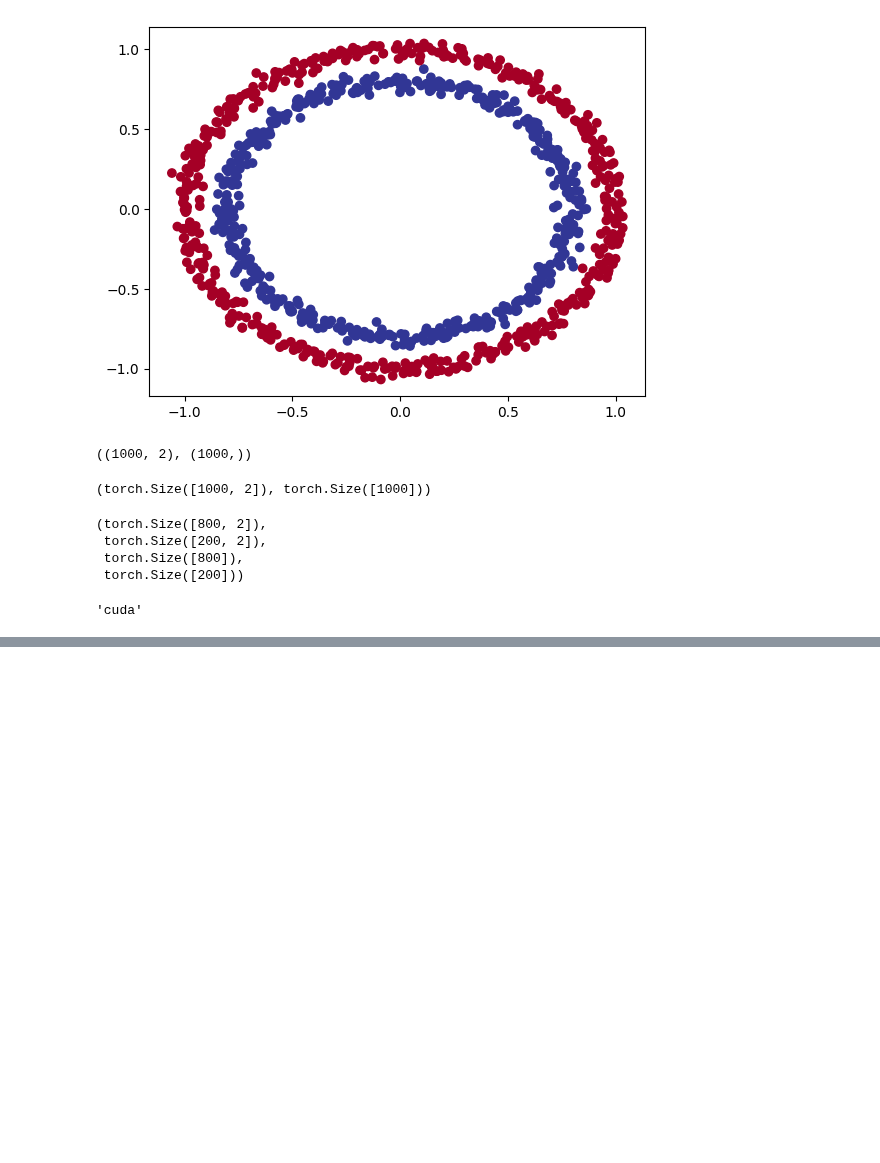
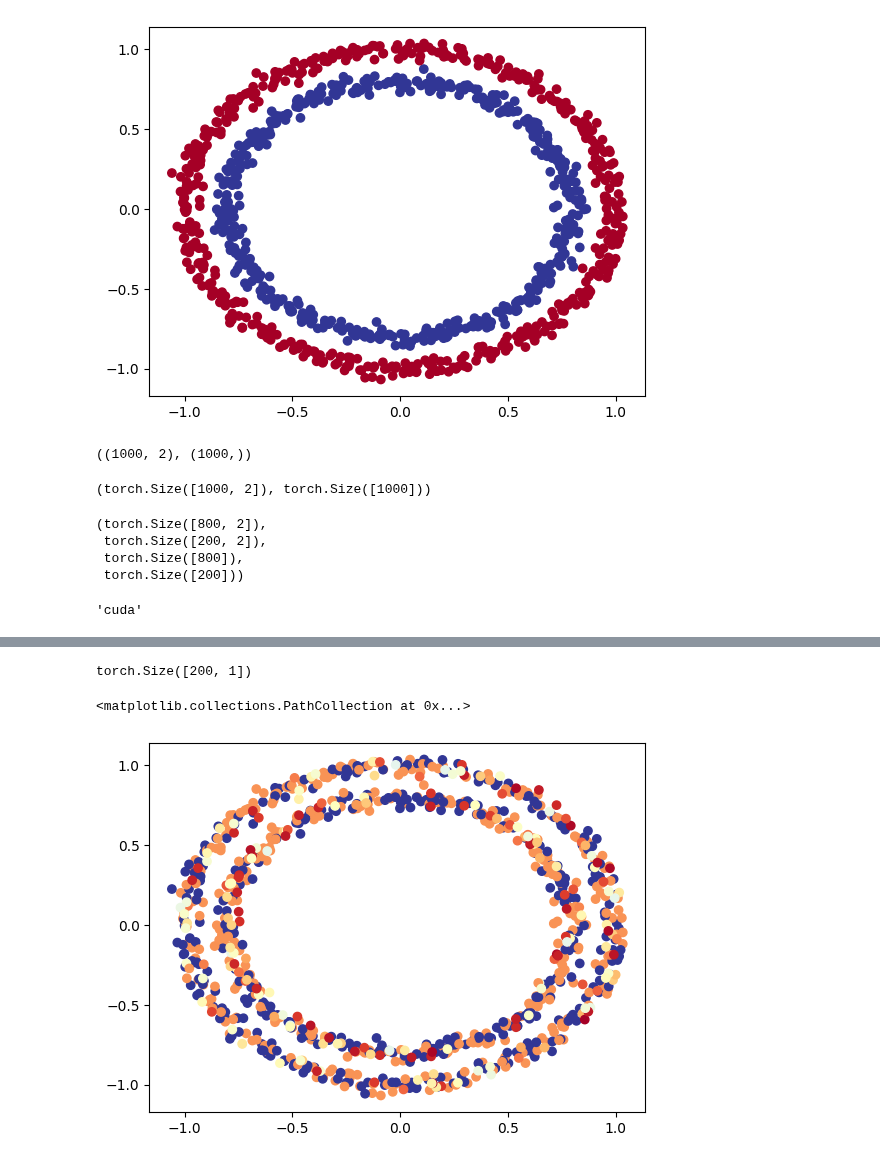
Before and after one commit to raviakasapu/DeepLearningPyTorch, a Jupyter notebook: 02_PyTorch_Classification_Neural_Networks.ipynb, the cells around one changed output, grey strips where cells are left out. Cells and saved outputs as stored; diff of their text form; code cells hidden in the pictures; blank space fills up the shorter version.

```diff
--- a/02_PyTorch_Classification_Neural_Networks.ipynb
+++ b/02_PyTorch_Classification_Neural_Networks.ipynb
@@ -116,0 +115,5 @@ tensor([[ 0.6579, -0.4651],
+# %%
+ model_0 = nn.Sequential(
+    nn.Linear(in_features=2, out_features=5),
+    nn.Linear(in_features=5, out_features=1)
+ ).to(device)
@@ -116,0 +141,14 @@ tensor([[ 0.6579, -0.4651],
+# %%
+with torch.inference_mode():
+  initial_preds = model_0(X_test.to(device))
+initial_preds.shape
+# %% [output]
+torch.Size([200, 1])
+# %%
+plt.scatter(x=circles["X1"],
+            y=circles["X2"],
+            c=np.append(y_train,initial_preds.to("cpu").numpy()),
+            cmap=plt.cm.RdYlBu)
+# %% [output]
+<matplotlib.collections.PathCollection at 0x...>
+[figure, added]
```
Also changed, not shown: parts of 4 cells of this notebook.
